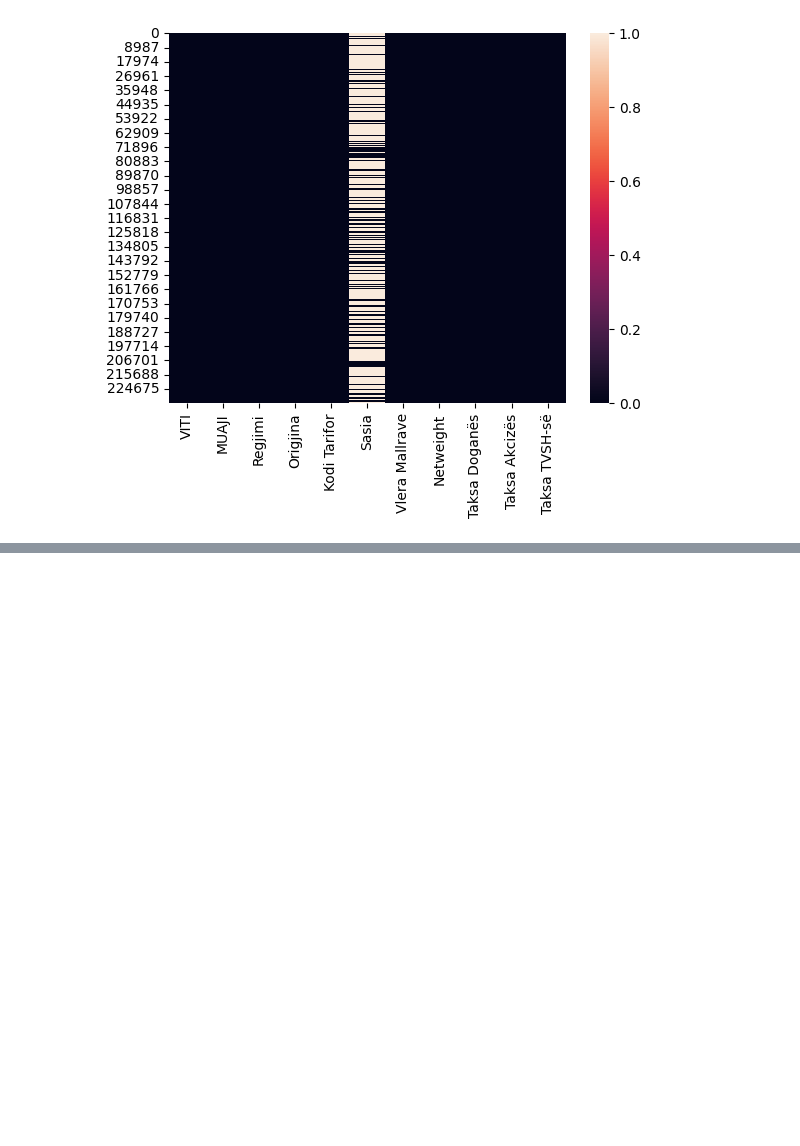
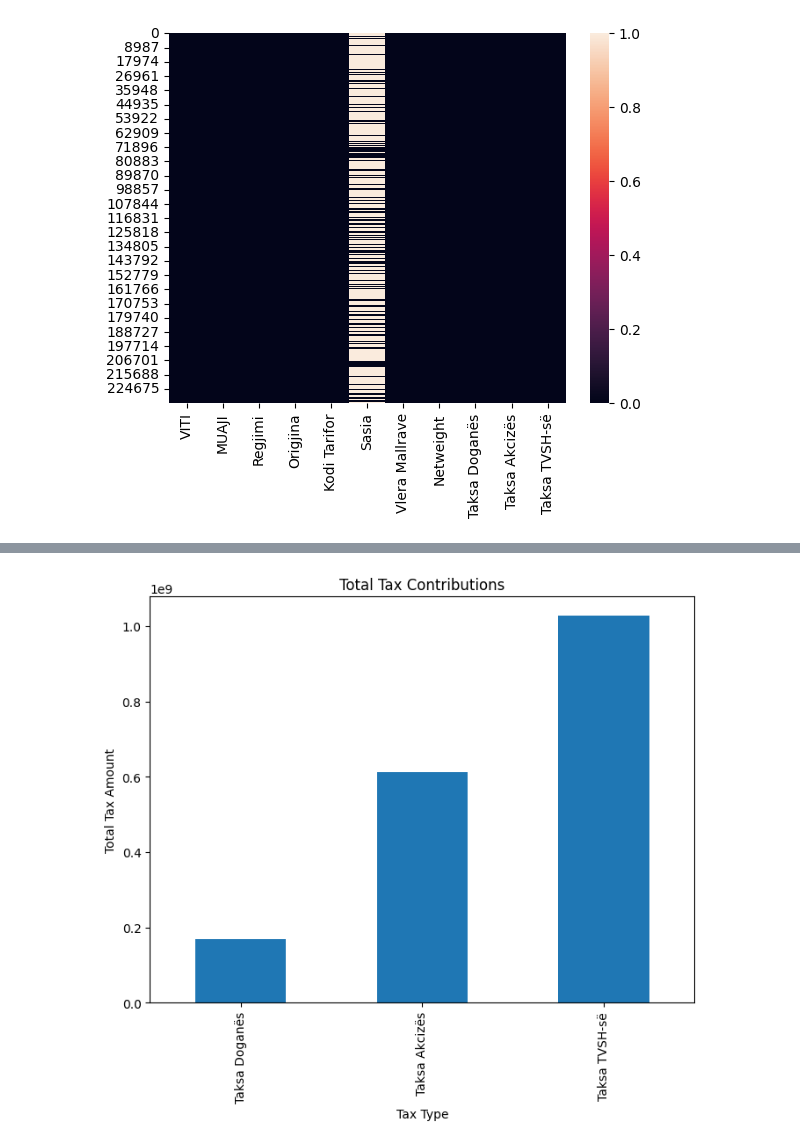
Before and after one commit to NjomzaRexhepi/Machine-Learning-Project, a Jupyter notebook: TradeBalance.ipynb, the cells around one changed output, grey strips where cells are left out. Cells and saved outputs as stored; diff of their text form; code cells hidden in the pictures; blank space fills up the shorter version.

```diff
--- a/TradeBalance.ipynb
+++ b/TradeBalance.ipynb
@@ -133,0 +170,12 @@ sns.heatmap(df.isnull())
+# %%
+# 4. Tax Contributions
+tax_columns = ['Taksa Doganës', 'Taksa Akcizës', 'Taksa TVSH-së']
+total_taxes = df[tax_columns].sum()
+plt.figure(figsize=(8, 6))
+total_taxes.plot(kind='bar', stacked=True)
+plt.title('Total Tax Contributions')
+plt.xlabel('Tax Type')
+plt.ylabel('Total Tax Amount')
+plt.show()
+# %% [output]
+[figure, added]
```
Also changed, not shown: parts of 4 cells of this notebook.
